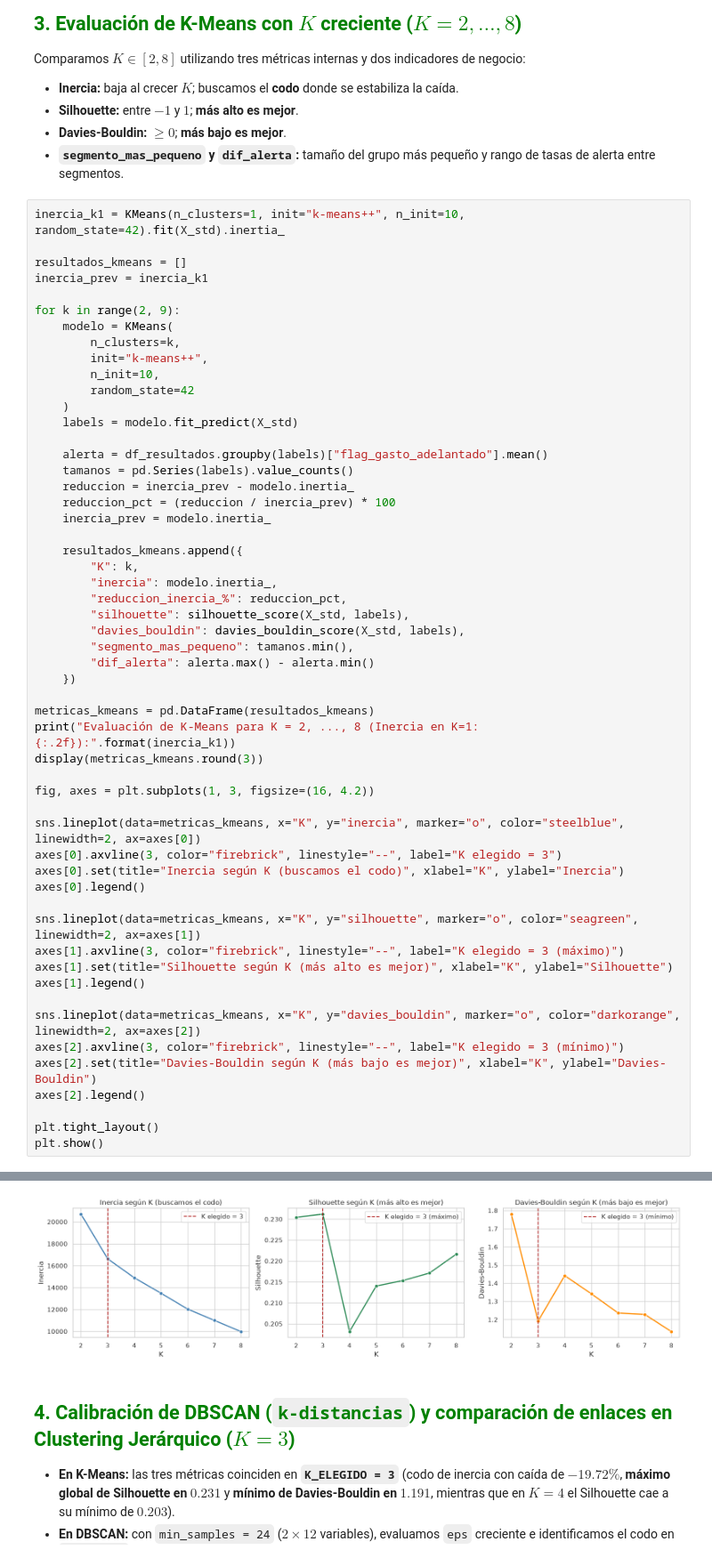
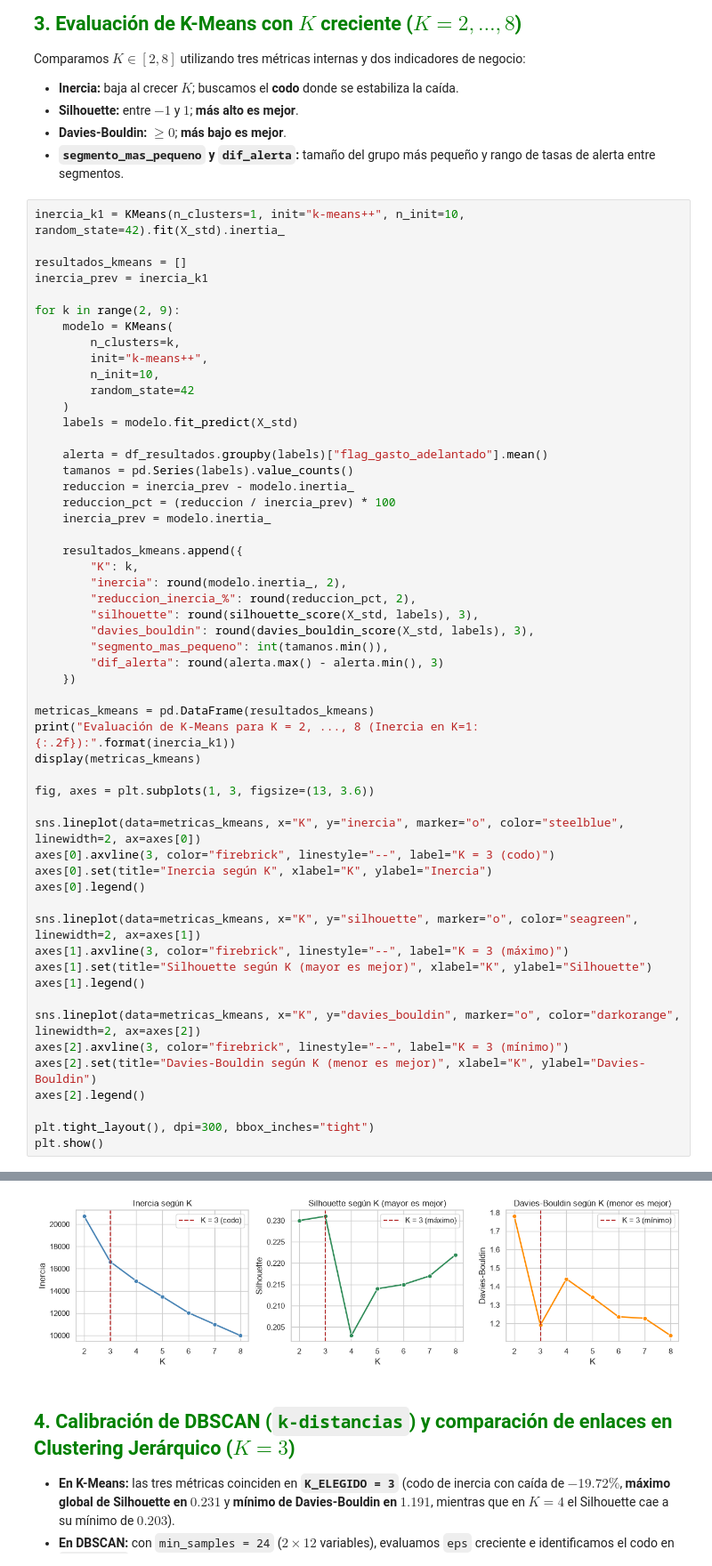
Before and after one commit to RomyUP1411/data-mining-project, a Jupyter notebook: Entrega_4/Entrega_4_Data_Hunters.ipynb, the cells around one changed output, grey strips where cells are left out. Shown at 89% size. Cells and saved outputs as stored; diff of their text form.

```diff
--- a/Entrega_4/Entrega_4_Data_Hunters.ipynb
+++ b/Entrega_4/Entrega_4_Data_Hunters.ipynb
@@ -194,36 +194,36 @@ for k in range(2, 9):
 
     resultados_kmeans.append({
         "K": k,
-        "inercia": modelo.inertia_,
-        "reduccion_inercia_%": reduccion_pct,
-        "silhouette": silhouette_score(X_std, labels),
-        "davies_bouldin": davies_bouldin_score(X_std, labels),
-        "segmento_mas_pequeno": tamanos.min(),
-        "dif_alerta": alerta.max() - alerta.min()
+        "inercia": round(modelo.inertia_, 2),
+        "reduccion_inercia_%": round(reduccion_pct, 2),
+        "silhouette": round(silhouette_score(X_std, labels), 3),
+        "davies_bouldin": round(davies_bouldin_score(X_std, labels), 3),
+        "segmento_mas_pequeno": int(tamanos.min()),
+        "dif_alerta": round(alerta.max() - alerta.min(), 3)
     })
 
 metricas_kmeans = pd.DataFrame(resultados_kmeans)
 print("Evaluación de K-Means para K = 2, ..., 8 (Inercia en K=1: {:.2f}):".format(inercia_k1))
-display(metricas_kmeans.round(3))
+display(metricas_kmeans)
 
-fig, axes = plt.subplots(1, 3, figsize=(16, 4.2))
+fig, axes = plt.subplots(1, 3, figsize=(13, 3.6))
 
 sns.lineplot(data=metricas_kmeans, x="K", y="inercia", marker="o", color="steelblue", linewidth=2, ax=axes[0])
-axes[0].axvline(3, color="firebrick", linestyle="--", label="K elegido = 3")
-axes[0].set(title="Inercia según K (buscamos el codo)", xlabel="K", ylabel="Inercia")
+axes[0].axvline(3, color="firebrick", linestyle="--", label="K = 3 (codo)")
+axes[0].set(title="Inercia según K", xlabel="K", ylabel="Inercia")
 axes[0].legend()
 
 sns.lineplot(data=metricas_kmeans, x="K", y="silhouette", marker="o", color="seagreen", linewidth=2, ax=axes[1])
-axes[1].axvline(3, color="firebrick", linestyle="--", label="K elegido = 3 (máximo)")
-axes[1].set(title="Silhouette según K (más alto es mejor)", xlabel="K", ylabel="Silhouette")
+axes[1].axvline(3, color="firebrick", linestyle="--", label="K = 3 (máximo)")
+axes[1].set(title="Silhouette según K (mayor es mejor)", xlabel="K", ylabel="Silhouette")
 axes[1].legend()
 
 sns.lineplot(data=metricas_kmeans, x="K", y="davies_bouldin", marker="o", color="darkorange", linewidth=2, ax=axes[2])
-axes[2].axvline(3, color="firebrick", linestyle="--", label="K elegido = 3 (mínimo)")
-axes[2].set(title="Davies-Bouldin según K (más bajo es mejor)", xlabel="K", ylabel="Davies-Bouldin")
+axes[2].axvline(3, color="firebrick", linestyle="--", label="K = 3 (mínimo)")
+axes[2].set(title="Davies-Bouldin según K (menor es mejor)", xlabel="K", ylabel="Davies-Bouldin")
 axes[2].legend()
 
-plt.tight_layout()
+plt.tight_layout(), dpi=300, bbox_inches="tight")
 plt.show()
 # %% [output]
 Evaluación de K-Means para K = 2, ..., 8 (Inercia en K=1: 24804.00):
@@ -233,9 +233,9 @@ Evaluación de K-Means para K = 2, ..., 8 (Inercia en K=1: 24804.00):
 | 2 | 4 | 14893.49 | 10.43 | 0.20 | 1.44 | 1 | 0.15 |
 | 3 | 5 | 13484.85 | 9.46 | 0.21 | 1.34 | 1 | 1.00 |
 | 4 | 6 | 12034.53 | 10.76 | 0.21 | 1.24 | 1 | 1.00 |
 | 5 | 7 | 11005.94 | 8.55 | 0.22 | 1.23 | 1 | 1.00 |
 | 6 | 8 | 9979.17 | 9.33 | 0.22 | 1.13 | 1 | 1.00 |
-[figure, old version]
+[figure, new version]
 # %% [markdown]
 ## <font color=green>4. Calibración de DBSCAN (`k-distancias`) y comparación de enlaces en Clustering Jerárquico ($K = 3$)</font>
 
```
Also changed, not shown: parts of 9 cells of this notebook, 4 other files.
